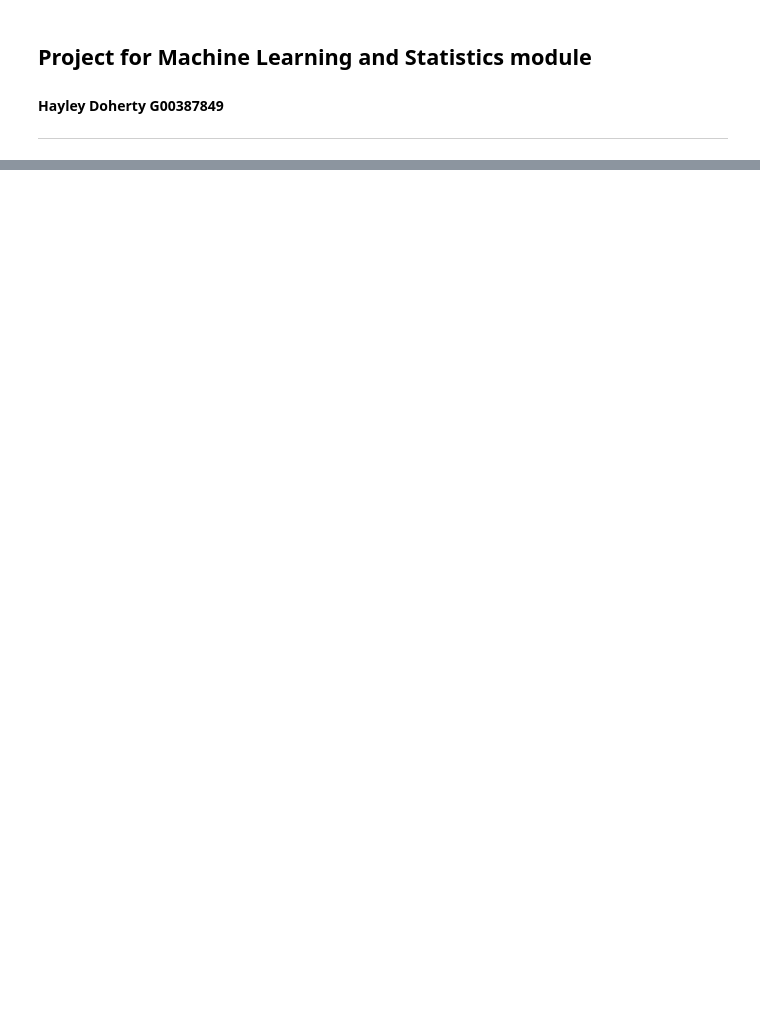
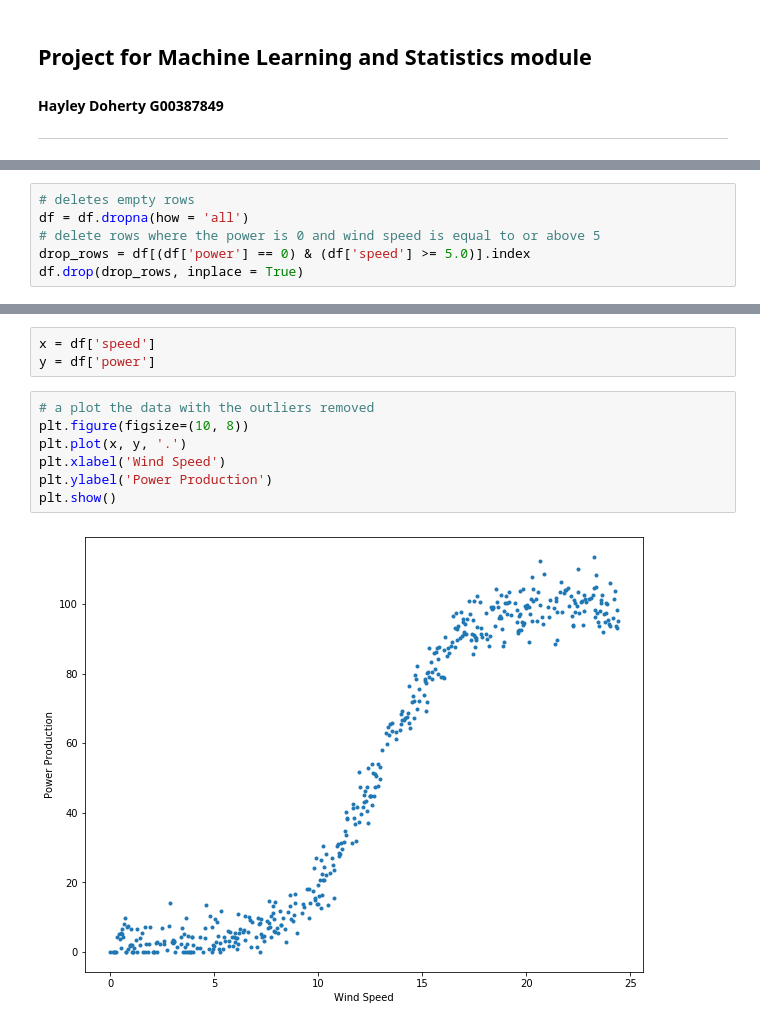
Before and after one commit to hayleydoherty/ProgMachineLS, a Jupyter notebook: Project.ipynb, the cells around one changed output, grey strips where cells are left out. Cells and saved outputs as stored; diff of their text form; blank space fills up the shorter version.

```diff
--- a/Project.ipynb
+++ b/Project.ipynb
@@ -317,0 +55,6 @@ knn.score(x, y)
+# %%
+# deletes empty rows
+df = df.dropna(how = 'all')
+# delete rows where the power is 0 and wind speed is equal to or above 5
+drop_rows = df[(df['power'] == 0) & (df['speed'] >= 5.0)].index
+df.drop(drop_rows, inplace = True)
@@ -317,0 +78,12 @@ knn.score(x, y)
+# %%
+x = df['speed']
+y = df['power']
+# %%
+# a plot the data with the outliers removed
+plt.figure(figsize=(10, 8))
+plt.plot(x, y, '.')
+plt.xlabel('Wind Speed')
+plt.ylabel('Power Production')
+plt.show()
+# %% [output]
+[figure, added]
```
Also changed, not shown: parts of 49 cells of this notebook, 5 other files.
